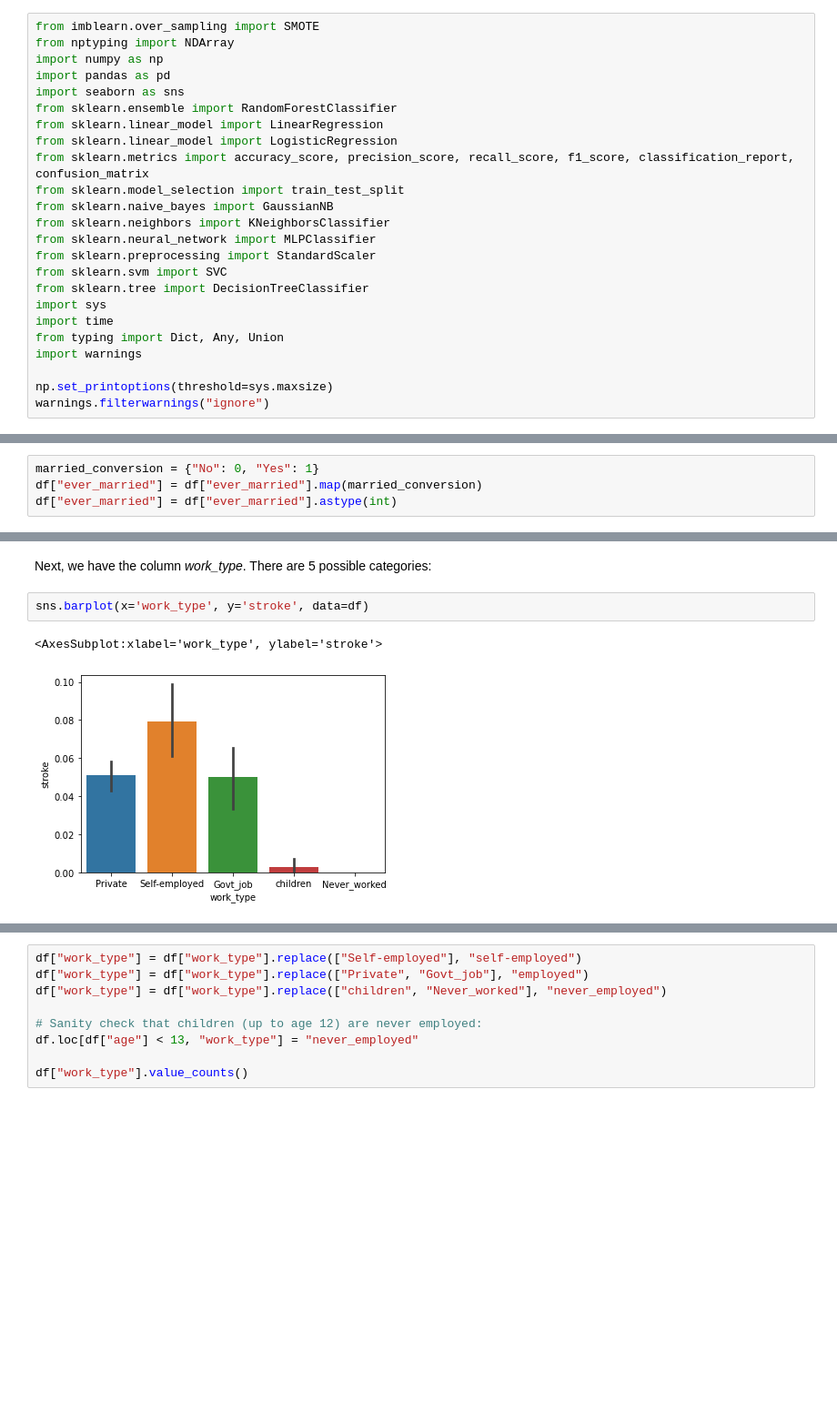
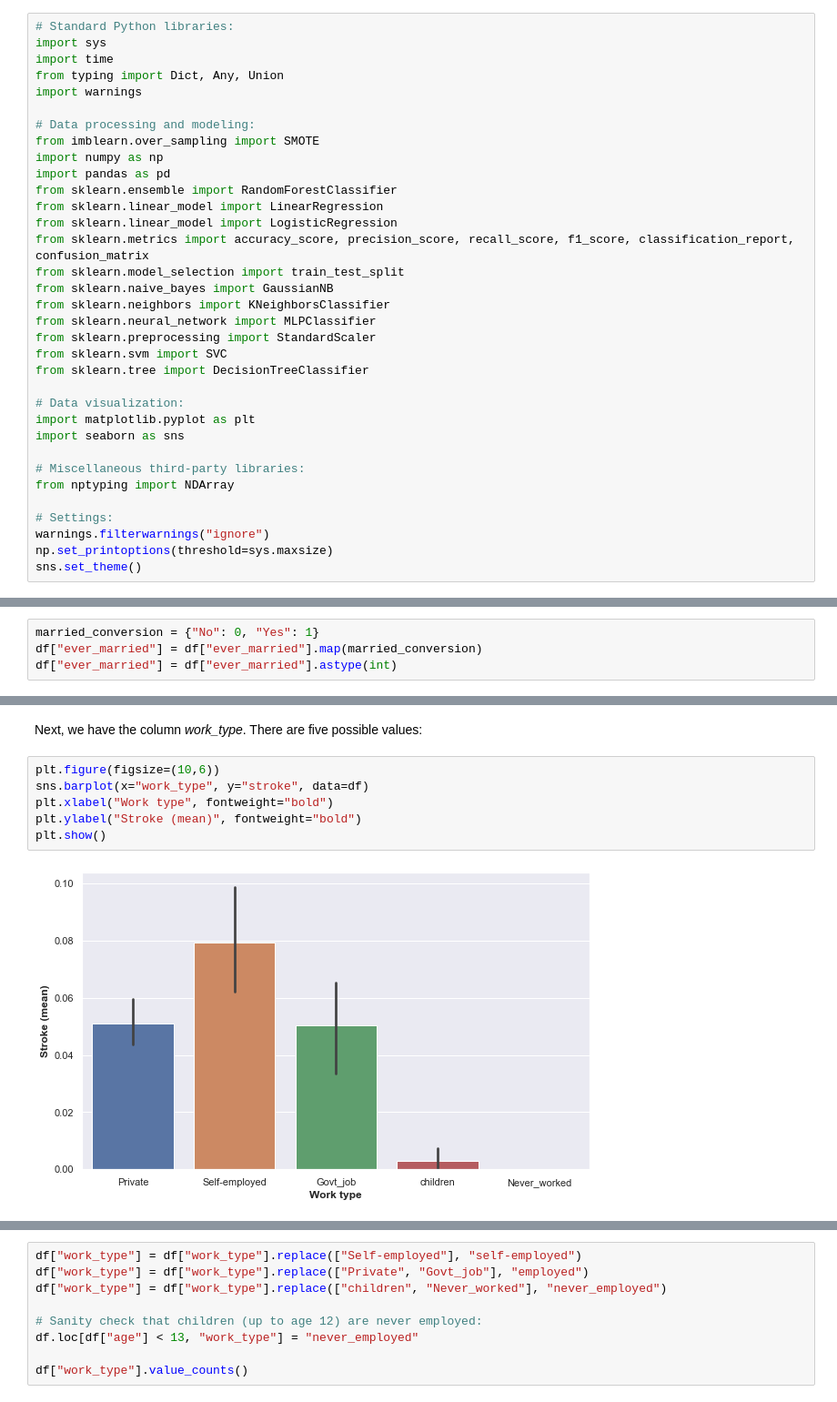
Before and after one commit to tvdaal/stroke-predictions, a Jupyter notebook: stroke_analysis.ipynb, the cells around one changed output, grey strips where cells are left out. Shown at 91% size. Saved outputs shown, nothing was run; the diff lists cells and outputs as text; blank space fills up the shorter version.

Commit message:
Added multiple visualizations.

```diff
--- a/stroke_analysis.ipynb
+++ b/stroke_analysis.ipynb
@@ -7,11 +7,16 @@ Blabla
 # %% [markdown]
 ### Imports and settings
 # %%
+# Standard Python libraries:
+import sys
+import time
+from typing import Dict, Any, Union
+import warnings
+
+# Data processing and modeling:
 from imblearn.over_sampling import SMOTE
-from nptyping import NDArray
 import numpy as np
 import pandas as pd
-import seaborn as sns
 from sklearn.ensemble import RandomForestClassifier
 from sklearn.linear_model import LinearRegression
 from sklearn.linear_model import LogisticRegression
@@ -23,13 +28,18 @@ from sklearn.neural_network import MLPClassifier
 from sklearn.preprocessing import StandardScaler
 from sklearn.svm import SVC
 from sklearn.tree import DecisionTreeClassifier
-import sys
-import time
-from typing import Dict, Any, Union
-import warnings
 
+# Data visualization:
+import matplotlib.pyplot as plt
+import seaborn as sns
+
+# Miscellaneous third-party libraries:
+from nptyping import NDArray
+
+# Settings:
+warnings.filterwarnings("ignore")
 np.set_printoptions(threshold=sys.maxsize)
-warnings.filterwarnings("ignore")
+sns.set_theme()
 # %% [markdown]
 ### Data parsing
 # %% [markdown]
@@ -148,8 +237,11 @@ df["ever_married"] = df["ever_married"].astype(int)
 # %% [markdown]
-Next, we have the column *work_type*. There are 5 possible categories:
+Next, we have the column *work_type*. There are five possible values:
 # %%
-sns.barplot(x='work_type', y='stroke', data=df)
+plt.figure(figsize=(10,6))
+sns.barplot(x="work_type", y="stroke", data=df)
+plt.xlabel("Work type", fontweight="bold")
+plt.ylabel("Stroke (mean)", fontweight="bold")
+plt.show()
 # %% [output]
-<AxesSubplot:xlabel='work_type', ylabel='stroke'>
-[figure, old version]
+[figure, new version]
 # %% [markdown]
```
Also changed, not shown: parts of 69 cells of this notebook.
